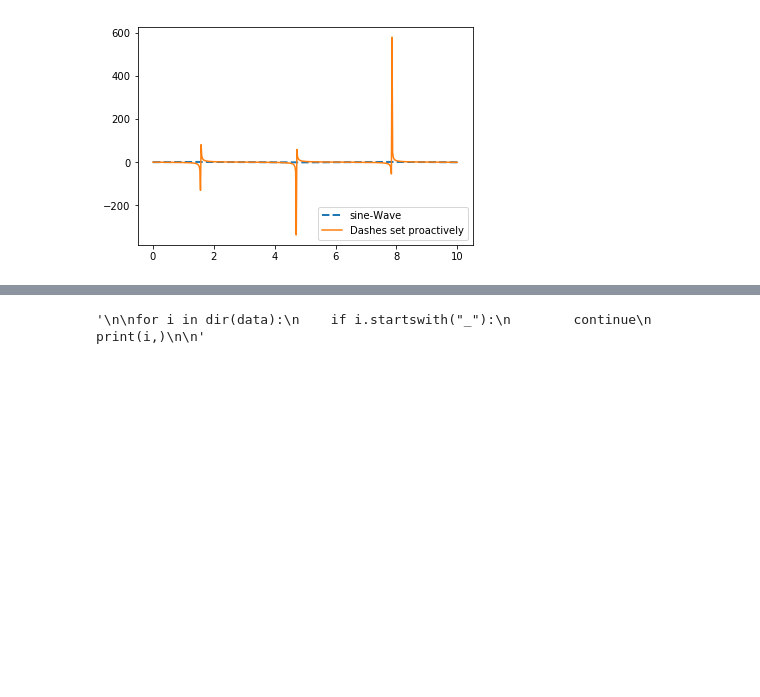
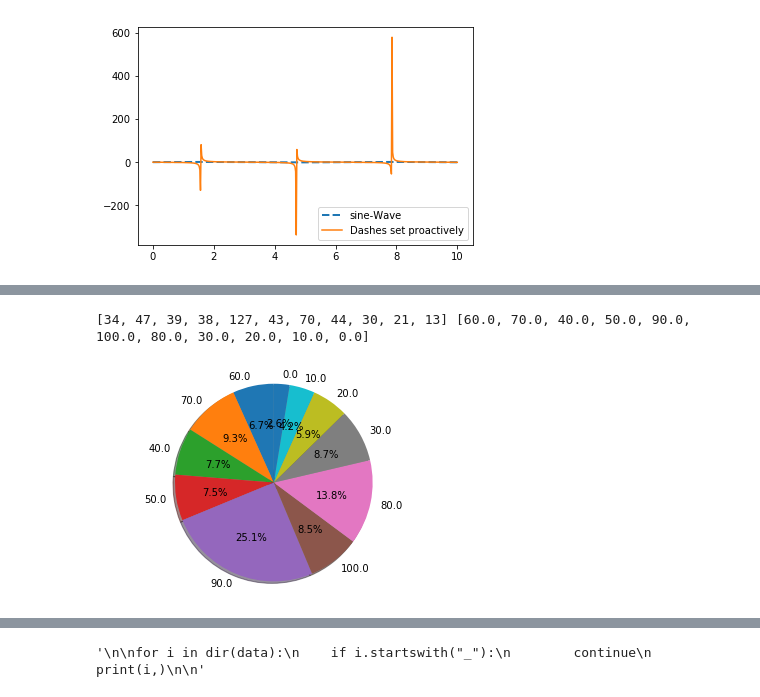
Before and after one commit to AarmonTech/PythonBasic2019, a Jupyter notebook: MatplotLib/Basic MatplotLib.ipynb, the cells around one changed output, grey strips where cells are left out. Saved outputs shown, nothing was run; the diff lists cells and outputs as text; code cells hidden in the pictures; blank space fills up the shorter version.

```diff
--- a/MatplotLib/Basic MatplotLib.ipynb
+++ b/MatplotLib/Basic MatplotLib.ipynb
@@ -40,0 +65,27 @@ data = pd.read_csv("Boston.csv")
+# %%
+age_bar = [ ( i//10 )*10 for i in data["age"] ]
+
+def count(li):
+    dic = {}
+    for i in li:
+        if i in dic:
+            dic[i] = dic[i] + 1
+        else:
+            dic[i] = 1
+    return dic
+
+counts = count(age_bar)
+labels = [i[0] for i in counts.items()]
+sizes = [i[1] for i in counts.items()]
+print(sizes,labels)
+# %% [output]
+[34, 47, 39, 38, 127, 43, 70, 44, 30, 21, 13] [60.0, 70.0, 40.0, 50.0, 90.0, 100.0, 80.0, 30.0, 20.0, 10.0, 0.0]
+# %%
+fig2, fx = plt.subplots()
+
+fx.pie(sizes, labels=labels, autopct='%1.1f%%', shadow=True, startangle=90)
+fx.axis('equal')
+
+plt.show()
+# %% [output]
+[figure, added]
```
Also changed, not shown: parts of 6 cells of this notebook, 10 other files.
